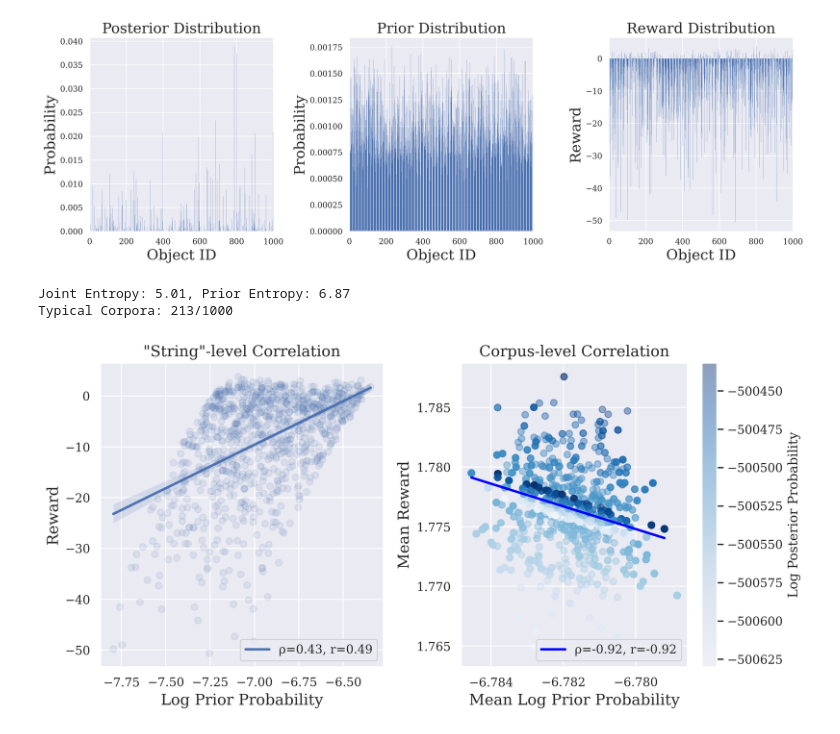
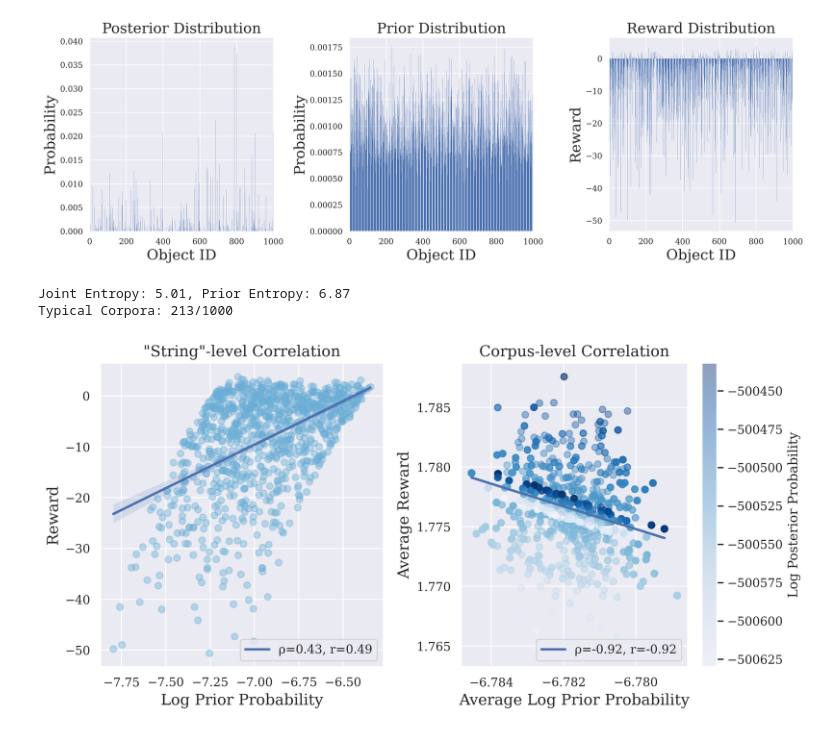
Before and after one commit to tanyjnaaman/probability-quality-paradox, a Jupyter notebook: src/experiments/toy_data_experiments/toy_experiment.ipynb, the cells around one changed output. Cells and saved outputs as stored; diff of their text form; code cells hidden in the pictures.

```diff
--- a/src/experiments/toy_data_experiments/toy_experiment.ipynb
+++ b/src/experiments/toy_data_experiments/toy_experiment.ipynb
@@ -79,6 +64,7 @@ for a in ax:
     a.set_xlim(0, domain_size)
 
 plt.tight_layout()
+plt.savefig("toy-distributions.svg", format="svg")
 plt.show()
 plt.close()
 
@@ -94,7 +80,7 @@ log_p_y = np.log(p_y)
 spearman = spearmanr(log_p_y, reward)[0]
 pearson = pearsonr(log_p_y, reward)[0]
 ax[0].set_title('"String"-level Correlation', fontsize=14)
-ax[0].scatter(log_p_y, reward, alpha=0.1)
+ax[0].scatter(log_p_y, reward, alpha=0.4, color=matplotlib.colormaps["Blues"](0.5))
 sns.regplot(
     data=pd.DataFrame({"log_p_y": log_p_y, "reward": reward}),
     x="log_p_y",
@@ -159,59 +145,44 @@ for corpora_set, corpora_set_label, plot_line in [
     corpora_set_as_df = corpora_set_as_df.groupby("bin").sample(
         n=num_corpora_per_bin, replace=True
     )
-    corpora_set_as_df["alpha"] = (
-        MinMaxScaler()
-        .fit_transform(
-            np.clip(
-                np.exp(
-                    MinMaxScaler().fit_transform(
-                        corpora_set_as_df["log_p_y_A"].values.reshape(-1, 1)
-                    )
-                ),
-                0,
-                20,
-            ),
-        )
-        .flatten()
-    )
     corpora_sets_as_df[corpora_set_name] = corpora_set_as_df
 
     # 5.2 plot
     mean_log_p_ys = corpora_set_as_df["mean_log_p_y"]
     mean_rewards = corpora_set_as_df["mean_reward"]
     log_p_Y_As = corpora_set_as_df["log_p_y_A"]
-    alphas = corpora_set_as_df["alpha"]
     im = ax[1].scatter(mean_log_p_ys, mean_rewards, c=log_p_Y_As, cmap=cmap, alpha=0.4)
 
     if plot_line:
         spearman = spearmanr(mean_rewards, mean_log_p_ys)[0]
         pearson = pearsonr(mean_rewards, mean_log_p_ys)[0]
         sns.regplot(
             data=corpora_set_as_df,
             x="mean_log_p_y",
             y="mean_reward",
             label=f"ρ={spearman:.2f}, r={pearson:.2f}",
-            color=corpora_set_color,
+            # color=corpora_set_color,
             scatter=False,
             ax=ax[1],
         )
 
 ax[1].set_title("Corpus-level Correlation", fontsize=14)
-ax[1].set_ylabel("Mean Reward", fontsize=14)
-ax[1].set_xlabel("Mean Log Prior Probability", fontsize=14)
+ax[1].set_ylabel("Average Reward", fontsize=14)
+ax[1].set_xlabel("Average Log Prior Probability", fontsize=14)
 fig.colorbar(im, ax=ax[1]).set_label(label="Log Posterior Probability")
 
 for a in ax:
     a.legend()
 
 plt.tight_layout()
+plt.savefig("toy-correlations.svg", format="svg")
 plt.show()
 plt.close()
 # %% [output]
 [figure]
 Joint Entropy: 5.01, Prior Entropy: 6.87
 Typical Corpora: 213/1000
-[figure, old version]
+[figure, new version]
 # %%
 # 6. compute stats
 corpora_sets_as_df["Typical"].describe()
```
Also changed, not shown: parts of 5 cells of this notebook, 12 other files.
